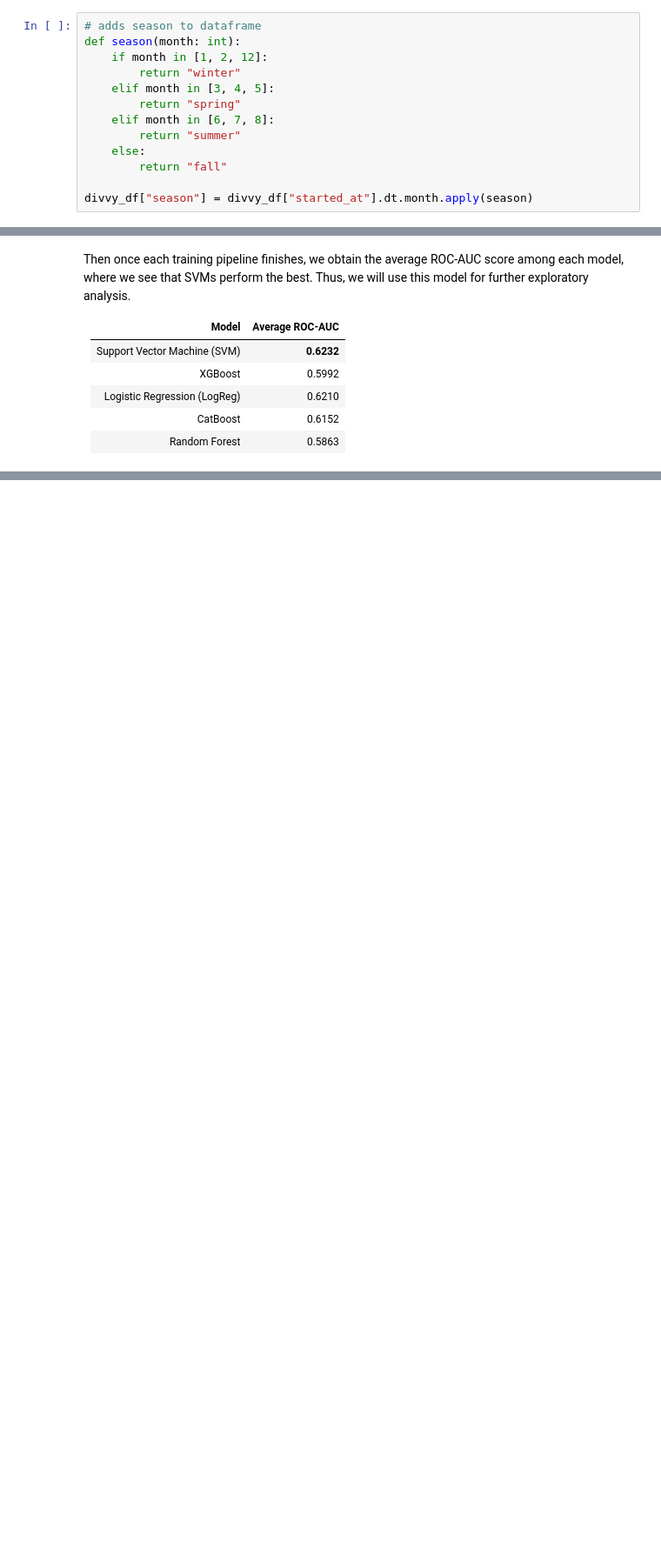
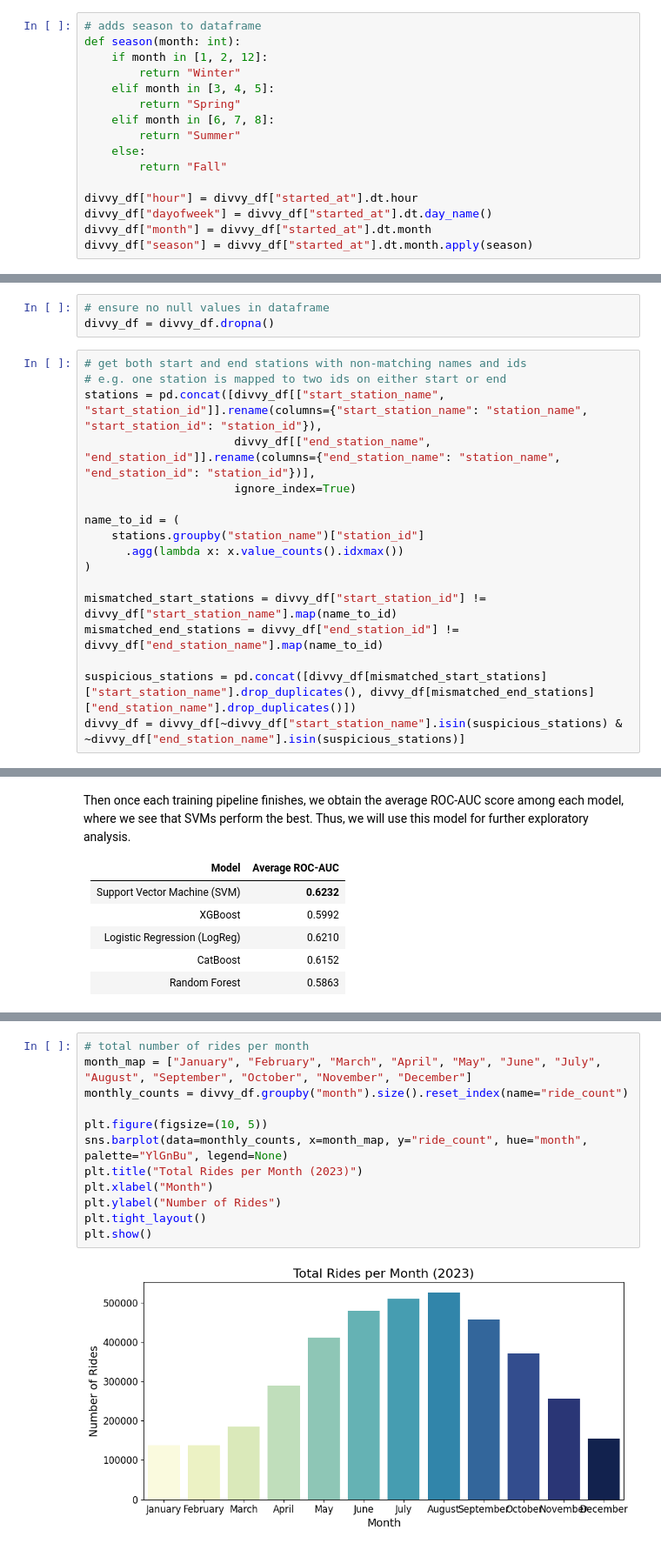
Before and after one commit to leon934/stat-315-final-project, a Jupyter notebook: data_analysis.ipynb, the cells around one changed output, grey strips where cells are left out. Shown: that part at 87% size. Saved outputs shown, nothing was run; the diff lists cells and outputs as text; blank space fills up the shorter version.

```diff
--- a/data_analysis.ipynb
+++ b/data_analysis.ipynb
@@ -60,20 +60,43 @@ divvy_df = divvy_df[(divvy_df["distance_km"] <= 15) & (divvy_df["distance_km"] >
 # adds season to dataframe
 def season(month: int):
     if month in [1, 2, 12]:
-        return "winter"
+        return "Winter"
     elif month in [3, 4, 5]:
-        return "spring"
+        return "Spring"
     elif month in [6, 7, 8]:
-        return "summer"
+        return "Summer"
     else:
-        return "fall"
+        return "Fall"
 
+divvy_df["hour"] = divvy_df["started_at"].dt.hour
+divvy_df["dayofweek"] = divvy_df["started_at"].dt.day_name()
+divvy_df["month"] = divvy_df["started_at"].dt.month
 divvy_df["season"] = divvy_df["started_at"].dt.month.apply(season)
 # %%
 # add km/hr to dataset, removing abnormally low values
 # they have significantly higher ride times (~1 hr)
 divvy_df["avg_velocity_km_per_hr"] = divvy_df["distance_km"] / (divvy_df["ride_duration_min"] / 60)
 divvy_df = divvy_df[divvy_df["avg_velocity_km_per_hr"] > 2]
+# %%
+# ensure no null values in dataframe
+divvy_df = divvy_df.dropna()
+# %%
+# get both start and end stations with non-matching names and ids
+# e.g. one station is mapped to two ids on either start or end
+stations = pd.concat([divvy_df[["start_station_name", "start_station_id"]].rename(columns={"start_station_name": "station_name", "start_station_id": "station_id"}),
+                      divvy_df[["end_station_name", "end_station_id"]].rename(columns={"end_station_name": "station_name", "end_station_id": "station_id"})],
+                      ignore_index=True)
+
+name_to_id = (
+    stations.groupby("station_name")["station_id"]
+      .agg(lambda x: x.value_counts().idxmax())
+)
+
+mismatched_start_stations = divvy_df["start_station_id"] != divvy_df["start_station_name"].map(name_to_id)
+mismatched_end_stations = divvy_df["end_station_id"] != divvy_df["end_station_name"].map(name_to_id)
+
+suspicious_stations = pd.concat([divvy_df[mismatched_start_stations]["start_station_name"].drop_duplicates(), divvy_df[mismatched_end_stations]["end_station_name"].drop_duplicates()])
+divvy_df = divvy_df[~divvy_df["start_station_name"].isin(suspicious_stations) & ~divvy_df["end_station_name"].isin(suspicious_stations)]
 # %% [markdown]
 #### Data analysis
 # %% [markdown]
@@ -245,0 +287,14 @@ bot_candidates_df = candidates_df[candidates_df["member_probability"] < top_5_pr
+# %%
+# total number of rides per month
+month_map = ["January", "February", "March", "April", "May", "June", "July", "August", "September", "October", "November", "December"]
+monthly_counts = divvy_df.groupby("month").size().reset_index(name="ride_count")
+
+plt.figure(figsize=(10, 5))
+sns.barplot(data=monthly_counts, x=month_map, y="ride_count", hue="month", palette="YlGnBu", legend=None)
+plt.title("Total Rides per Month (2023)")
+plt.xlabel("Month")
+plt.ylabel("Number of Rides")
+plt.tight_layout()
+plt.show()
+# %% [output]
+[figure, added]
```
Also changed, not shown: parts of 19 cells of this notebook, 1 other file.
